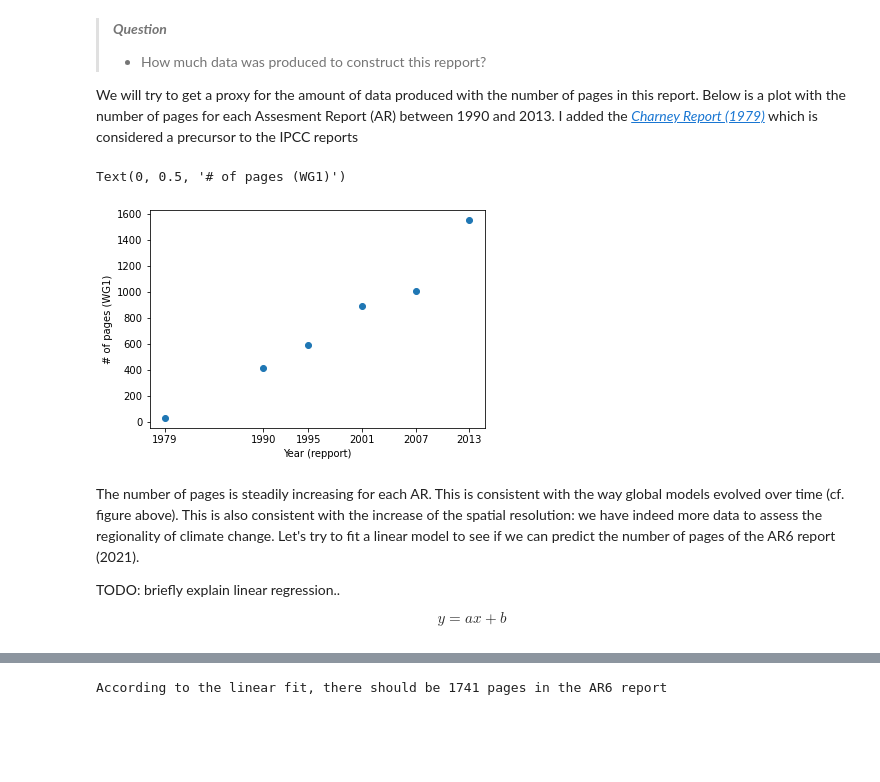
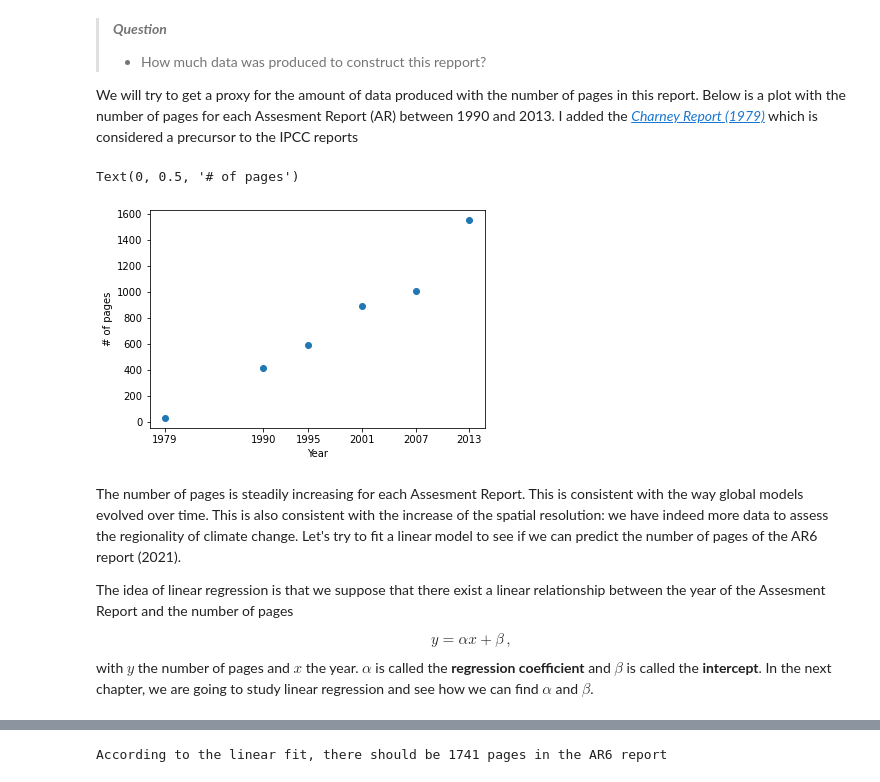
Before and after one commit to Pchambet/ml4climate, a Jupyter notebook: book/notebooks/1_introduction.ipynb, the cells around one changed output, grey strips where cells are left out. Saved outputs shown, nothing was run; the diff lists cells and outputs as text; code cells hidden in the pictures; blank space fills up the shorter version.

Commit message:
linear regression

```diff
--- a/book/notebooks/1_introduction.ipynb
+++ b/book/notebooks/1_introduction.ipynb
@@ -42,20 +42,21 @@ import matplotlib.pyplot as plt
 # %%
 years = np.array([1979, 1990,1995,2001,2007,2013])
 pages = np.array([30, 414, 588, 893, 1007, 1552])
 
 plt.plot(years,pages,'o')
 
 plt.xticks(years,years)
-plt.xlabel("Year (repport)")
-plt.ylabel("# of pages (WG1)")
+plt.xlabel("Year")
+plt.ylabel("# of pages")
 # %% [output]
-Text(0, 0.5, '# of pages (WG1)')
+Text(0, 0.5, '# of pages')
-[figure, old version]
+[figure, new version]
 # %% [markdown]
-The number of pages is steadily increasing for each AR. This is consistent with the way global models evolved over time (cf. figure above). This is also consistent with the increase of the spatial resolution: we have indeed more data to assess the regionality of climate change. Let's try to fit a linear model to see if we can predict the number of pages of the AR6 report (2021).
+The number of pages is steadily increasing for each Assesment Report. This is consistent with the way global models evolved over time. This is also consistent with the increase of the spatial resolution: we have indeed more data to assess the regionality of climate change. Let's try to fit a linear model to see if we can predict the number of pages of the AR6 report (2021).
 
-TODO: briefly explain linear regression..
+The idea of linear regression is that we suppose that there exist a linear relationship between the year of the Assesment Report and the number of pages
 
 \begin{equation}
-y = ax + b
+y = \alpha x + \beta\, ,
 \end{equation}
+with $y$ the number of pages and $x$ the year. $\alpha$ is called the **regression coefficient** and $\beta$ is called the **intercept**. In the next chapter, we are going to study linear regression and see how we can find $\alpha$ and $\beta$.
```
Also changed, not shown: parts of 61 cells of this notebook.
